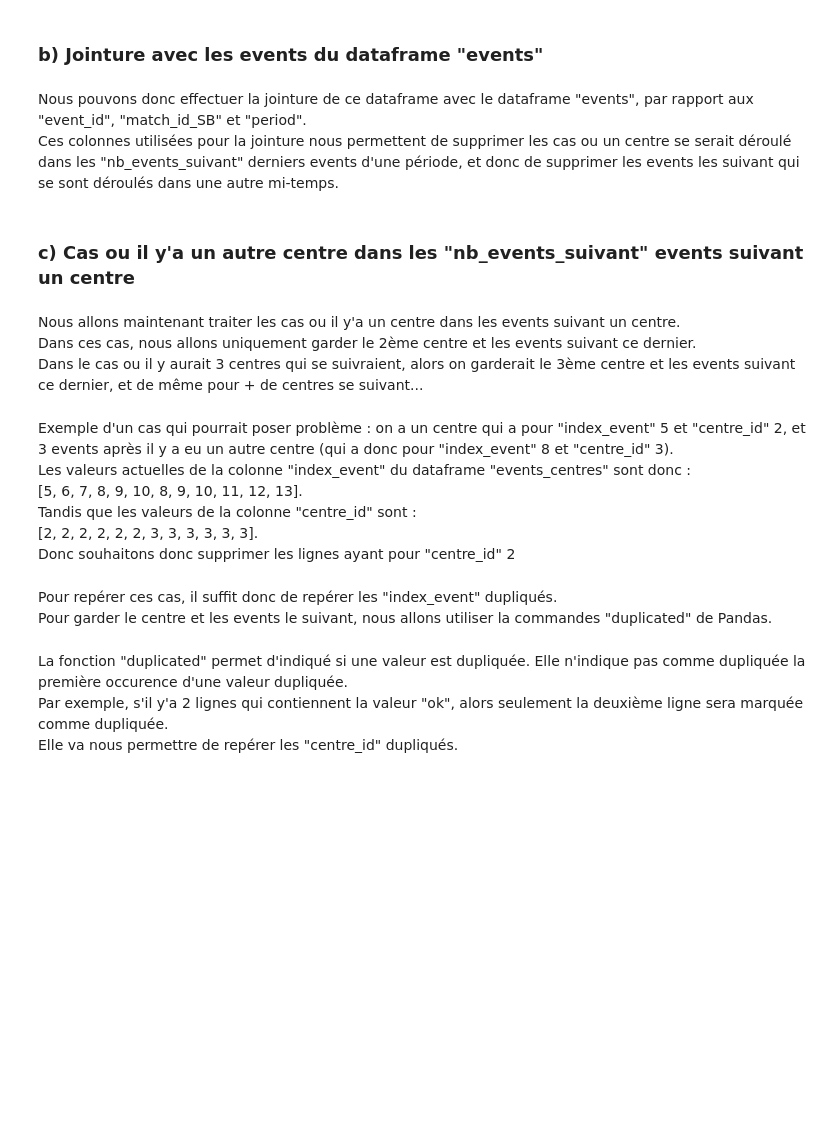
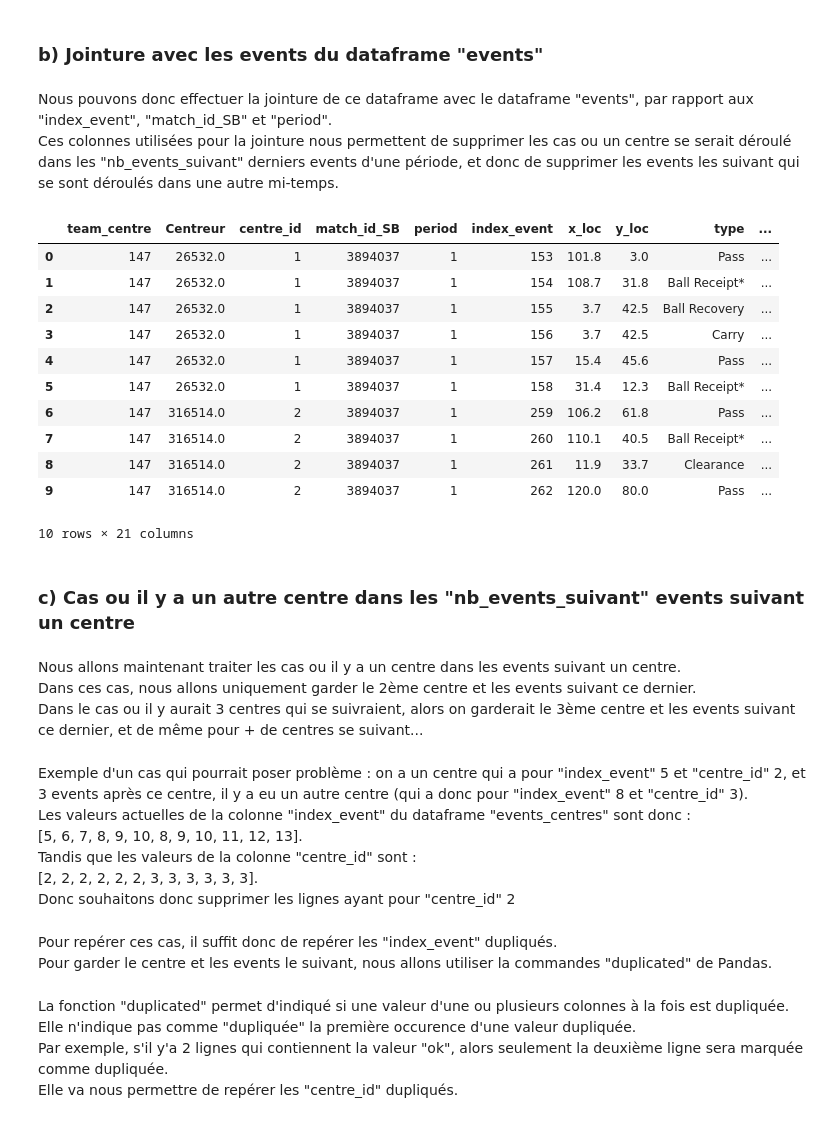
Before and after one commit to Nathan7128/PROJET-4A, a Jupyter notebook: Traitement_donnees/zones_de_centre/zones_de_centre.ipynb, the cells around one changed output. Cells and saved outputs as stored; diff of their text form; code cells hidden in the pictures; blank space fills up the shorter version.

```diff
--- a/Traitement_donnees/zones_de_centre/zones_de_centre.ipynb
+++ b/Traitement_donnees/zones_de_centre/zones_de_centre.ipynb
@@ -123,18 +136,34 @@ centres.head(10)
 # %% [markdown]
 ### b) Jointure avec les events du dataframe "events"
 # %% [markdown]
-Nous pouvons donc effectuer la jointure de ce dataframe avec le dataframe "events", par rapport aux "event_id", "match_id_SB" et "period".
+Nous pouvons donc effectuer la jointure de ce dataframe avec le dataframe "events", par rapport aux "index_event", "match_id_SB" et "period".
 Ces colonnes utilisées pour la jointure nous permettent de supprimer les cas ou un centre se serait déroulé dans les "nb_events_suivant" derniers events d'une période, et donc de supprimer les events les suivant qui se sont déroulés dans une autre mi-temps.
 # %%
 events_centres = pd.merge(centres, events, on = ["index_event", "match_id_SB", "period"])
+# %%
+# Aperçu des données
+events_centres.head(10)
+# %% [output]
+|  | team_centre | Centreur | centre_id | match_id_SB | period | index_event | x_loc | y_loc | type | ... |
+| 0 | 147 | 26532.0 | 1 | 3894037 | 1 | 153 | 101.8 | 3.0 | Pass | ... |
+| 1 | 147 | 26532.0 | 1 | 3894037 | 1 | 154 | 108.7 | 31.8 | Ball Receipt* | ... |
+| 2 | 147 | 26532.0 | 1 | 3894037 | 1 | 155 | 3.7 | 42.5 | Ball Recovery | ... |
+| 3 | 147 | 26532.0 | 1 | 3894037 | 1 | 156 | 3.7 | 42.5 | Carry | ... |
+| 4 | 147 | 26532.0 | 1 | 3894037 | 1 | 157 | 15.4 | 45.6 | Pass | ... |
+| 5 | 147 | 26532.0 | 1 | 3894037 | 1 | 158 | 31.4 | 12.3 | Ball Receipt* | ... |
+| 6 | 147 | 316514.0 | 2 | 3894037 | 1 | 259 | 106.2 | 61.8 | Pass | ... |
+| 7 | 147 | 316514.0 | 2 | 3894037 | 1 | 260 | 110.1 | 40.5 | Ball Receipt* | ... |
+| 8 | 147 | 316514.0 | 2 | 3894037 | 1 | 261 | 11.9 | 33.7 | Clearance | ... |
+| 9 | 147 | 316514.0 | 2 | 3894037 | 1 | 262 | 120.0 | 80.0 | Pass | ... |
+10 rows × 21 columns
 # %% [markdown]
-### c) Cas ou il y'a un autre centre dans les "nb_events_suivant" events suivant un centre
+### c) Cas ou il y a un autre centre dans les "nb_events_suivant" events suivant un centre
 # %% [markdown]
-Nous allons maintenant traiter les cas ou il y'a un centre dans les events suivant un centre.
+Nous allons maintenant traiter les cas ou il y a un centre dans les events suivant un centre.
 Dans ces cas, nous allons uniquement garder le 2ème centre et les events suivant ce dernier.
 Dans le cas ou il y aurait 3 centres qui se suivraient, alors on garderait le 3ème centre et les events suivant ce dernier, et de même pour + de centres se suivant...
 # %% [markdown]
-Exemple d'un cas qui pourrait poser problème : on a un centre qui a pour "index_event" 5 et "centre_id" 2, et 3 events après il y a eu un autre centre (qui a donc pour "index_event" 8 et "centre_id" 3).
+Exemple d'un cas qui pourrait poser problème : on a un centre qui a pour "index_event" 5 et "centre_id" 2, et 3 events après ce centre, il y a eu un autre centre (qui a donc pour "index_event" 8 et "centre_id" 3).
 Les valeurs actuelles de la colonne "index_event" du dataframe "events_centres" sont donc :
 [5, 6, 7, 8, 9, 10, 8, 9, 10, 11, 12, 13].
 Tandis que les valeurs de la colonne "centre_id" sont :
@@ -144,6 +173,6 @@ Donc souhaitons donc supprimer les lignes ayant pour "centre_id" 2
 Pour repérer ces cas, il suffit donc de repérer les "index_event" dupliqués.
 Pour garder le centre et les events le suivant, nous allons utiliser la commandes "duplicated" de Pandas.
 # %% [markdown]
-La fonction "duplicated" permet d'indiqué si une valeur est dupliquée. Elle n'indique pas comme dupliquée la première occurence d'une valeur dupliquée.
+La fonction "duplicated" permet d'indiqué si une valeur d'une ou plusieurs colonnes à la fois est dupliquée. Elle n'indique pas comme "dupliquée" la première occurence d'une valeur dupliquée.
 Par exemple, s'il y'a 2 lignes qui contiennent la valeur "ok", alors seulement la deuxième ligne sera marquée comme dupliquée.
 Elle va nous permettre de repérer les "centre_id" dupliqués.
```
Also changed, not shown: parts of 48 cells of this notebook, 11 other files.
